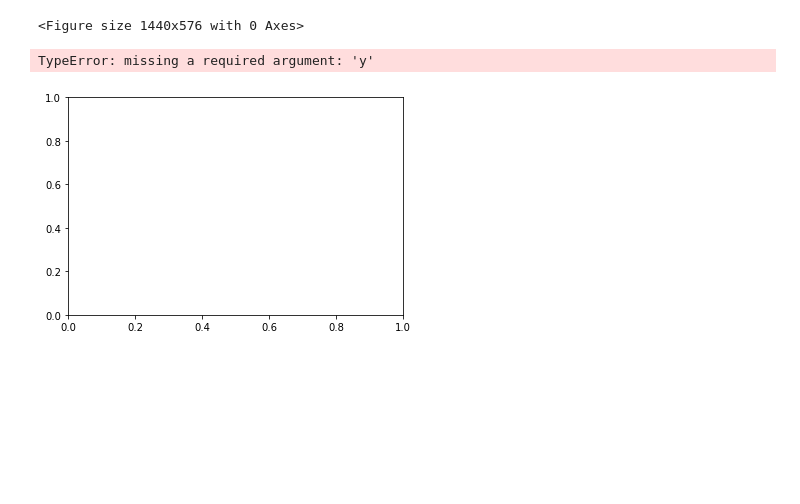
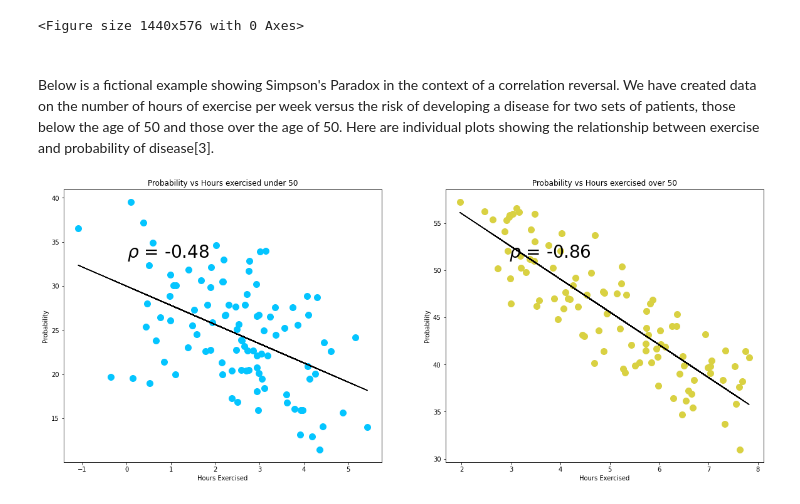
Before and after one commit to dconn20/Fund.D.A.Tasks, a Jupyter notebook: Task2020.ipynb, the cells around one changed output. Saved outputs shown, nothing was run; the diff lists cells and outputs as text; code cells hidden in the pictures; blank space fills up the shorter version.

```diff
--- a/Task2020.ipynb
+++ b/Task2020.ipynb
@@ -268,15 +270,55 @@ plt.show()
 [figure]
 <Figure size 1440x576 with 0 Axes>
 <Figure size 1440x576 with 0 Axes>
-# %%
-z = (x + y)
-
-fig = plt.figure()
-#plt.figure(figsize = (20, 8))
-ax1 = fig.add_subplot(111)
-
-ax1.scatter(z)
-plt.show
-# %% [output]
-TypeError: missing a required argument: 'y'
-[figure, removed]
+# %% [markdown]
+<br/>
+Below is a fictional example showing Simpson's Paradox in the context of a correlation reversal. We have created data on the number of hours of exercise per week versus the risk of developing a disease for two sets of patients, those below the age of 50 and those over the age of 50. Here are individual plots showing the relationship between exercise and probability of disease[3].
+# %%
+# Example adapted from https://towardsdatascience.com/simpsons-paradox-how-to-prove-two-opposite-arguments-using-one-dataset-1c9c917f5ff9
+
+# Create data samples
+n_samples = 100
+np.random.seed(42)
+ages = np.random.randint(20, 50, n_samples)
+hours = np.random.randint(1, 5, n_samples) + np.random.randn(n_samples)
+p = 12 + 0.5 * ages + -2.1 * hours + np.random.randn(n_samples) *  2
+under_50 = pd.DataFrame({'age': ages, 'Hours Exercised': hours, 'probability': p})
+
+n_samples = 100
+ages = np.random.randint(50, 85, n_samples)
+hours = np.random.randint(3, 8, n_samples) + np.random.randn(n_samples) * 0.5
+p = 40 + 0.32 * ages + -3.2 * hours + np.random.randn(n_samples)
+over_50 = pd.DataFrame({'age': ages, 'Hours Exercised': hours, 'probability': p})
+
+
+# Function used to create plots and show relationships
+def plot_relationship(data, c, color, ax):
+    #Plot a scatter plot with linear fit#
+    x, y = np.array(data[c]), np.array(data['probability'])
+    # Linear fit (polynomial of degree 1)
+    b, m = polyfit(x, y, 1)
+    # Plot scatterplot
+    data.plot(x = c, y = 'probability', c = color,
+              style = 'o', legend = None, ax = ax, ms = 10)
+    # Plot linear fit
+    ax.plot(x, m * x + b, '-', color = 'k');
+    if color == '#d9d142':
+        plt.title(f'Probability vs {c.capitalize()} over 50')
+    elif color == '#04c5ff':
+        plt.title(f'Probability vs {c.capitalize()} under 50')
+    else:
+        plt.title(f'Probability vs {c.capitalize()} Combined')
+    corr_coef = np.corrcoef(x, y)[0][1]
+    ax = plt.gca()
+    plt.ylabel('Probability');
+    plt.text(0.2, 0.75, r'$\rho$ = ' + f'{round(corr_coef, 2)}', fontsize = 28, color = 'k',
+             transform=ax.transAxes)
+
+
+plt.figure(figsize = (20, 8))
+ax = plt.subplot(1, 2, 1)
+plot_relationship(under_50, 'Hours Exercised', '#04c5ff', ax)
+ax = plt.subplot(1, 2, 2)
+plot_relationship(over_50, 'Hours Exercised', '#d9d142', ax)
+# %% [output]
+[figure, added]
```
Also changed, not shown: parts of 3 cells of this notebook.
